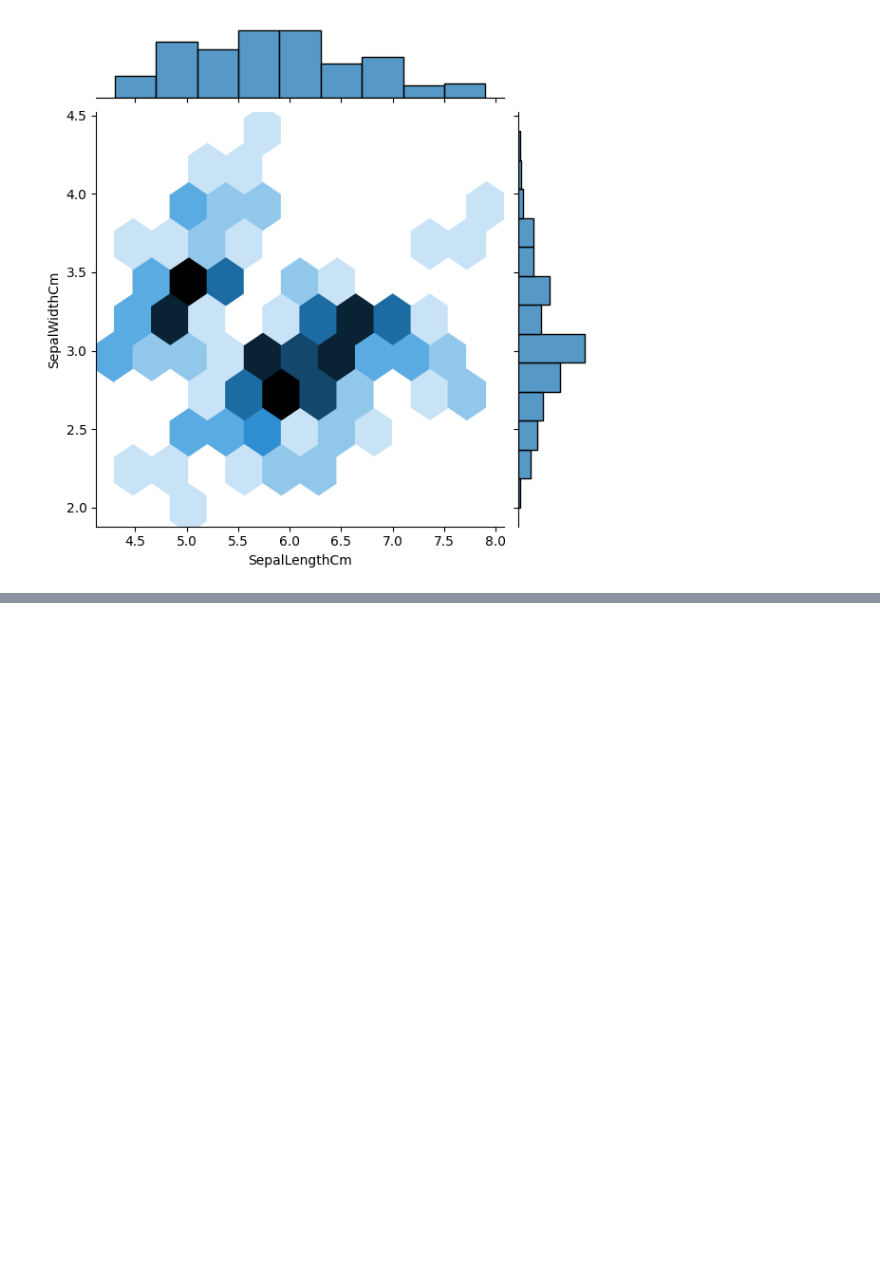
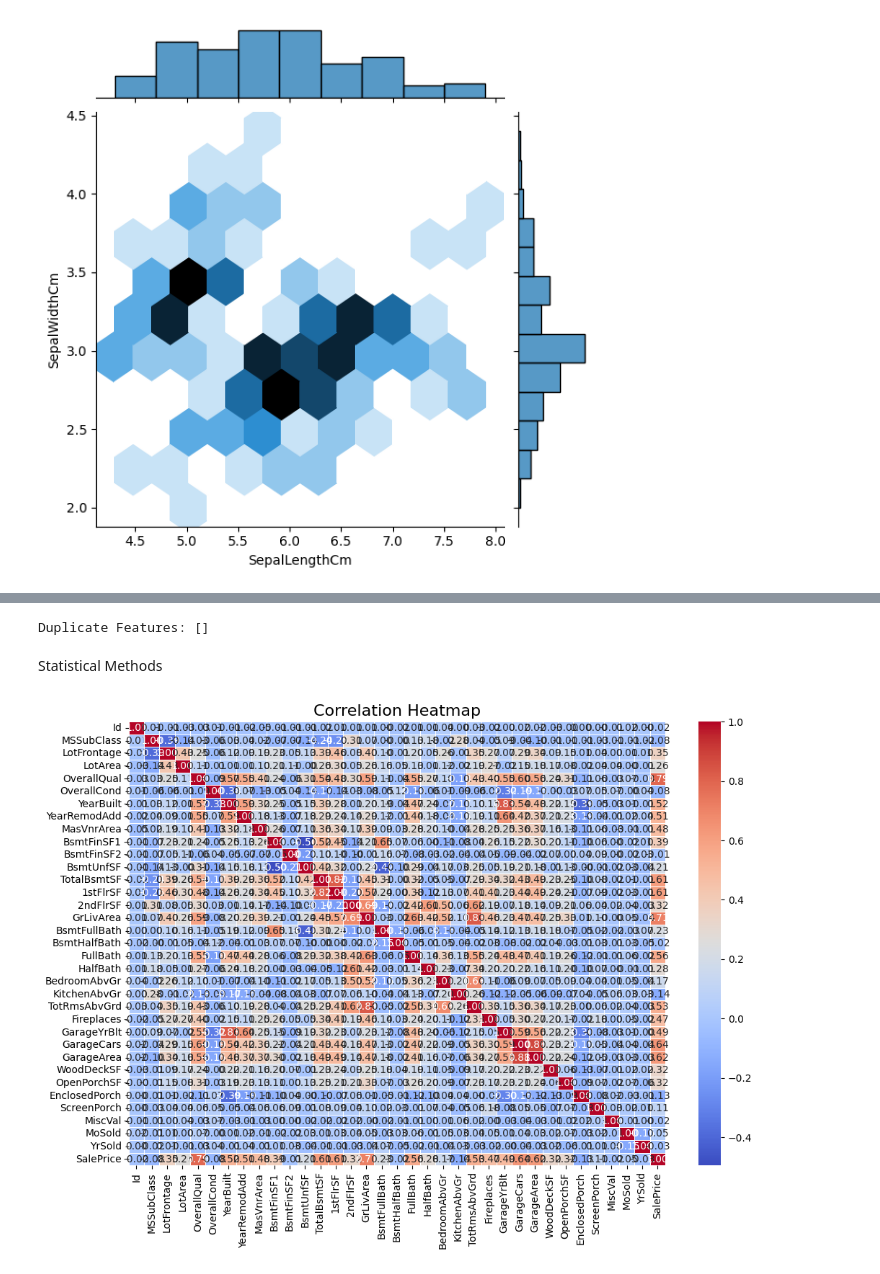
Before and after one commit to Saibalaji888/ML-lab, a Jupyter notebook: MachineLearning_Lab.ipynb, the cells around one changed output, grey strips where cells are left out. Drawn from its saved outputs; the diff is of its cells as text; code cells hidden in the pictures; blank space fills up the shorter version.

```diff
--- a/MachineLearning_Lab.ipynb
+++ b/MachineLearning_Lab.ipynb
@@ -311,0 +483,4 @@ sns.jointplot(x='SepalLengthCm', y='SepalWidthCm', data=df, kind='hex')
+# %%
+import pandas as pd
+df = pd.read_csv('/content/drive/MyDrive/ML-Datasets/house_price_train.csv')
+print(df.head())
@@ -311,0 +505,5 @@ sns.jointplot(x='SepalLengthCm', y='SepalWidthCm', data=df, kind='hex')
+# %%
+#Constant Features
+constant_features = [col for col in df.columns if df[col].nunique() == 1]
+print("Constant Features :", constant_features)
+df = df.drop(columns=constant_features)
@@ -311,0 +512,11 @@ sns.jointplot(x='SepalLengthCm', y='SepalWidthCm', data=df, kind='hex')
+# %%
+##Quasi Constant Features
+quasi_constant = []
+for col in df.columns:
+    top_freq = df[col].value_counts(normalize=True).values[0]
+    if top_freq > 0.98:
+        quasi_constant.append(col)
+
+df = df.drop(columns=quasi_constant, axis = 1)
+
+print("Quasi-Constant Features Removed:", quasi_constant)
@@ -311,0 +545,31 @@ sns.jointplot(x='SepalLengthCm', y='SepalWidthCm', data=df, kind='hex')
+# %%
+import pandas as pd
+duplicate_features = []
+
+for i in range(len(df.columns)):
+    for j in range(i + 1, len(df.columns)):
+        if df.iloc[:, i].equals(df.iloc[:, j]):
+            duplicate_features.append(df.columns[j])
+
+df = df.drop(columns=duplicate_features)
+
+print("Duplicate Features:", duplicate_features)
+# %% [output]
+Duplicate Features: []
+# %% [markdown]
+Statistical Methods
+# %%
+#Correlation
+import matplotlib.pyplot as plt
+import seaborn as sns
+
+# Compute correlation matrix for numerical features
+corr_matrix = df.corr(numeric_only=True)
+
+# Plot heatmap
+plt.figure(figsize=(12, 8))
+sns.heatmap(corr_matrix, annot=True, cmap='coolwarm', fmt=".2f", linewidths=0.5)
+plt.title("Correlation Heatmap", fontsize=16)
+plt.show()
+# %% [output]
+[figure, added]
```
Also changed, not shown: parts of 33 cells of this notebook.
